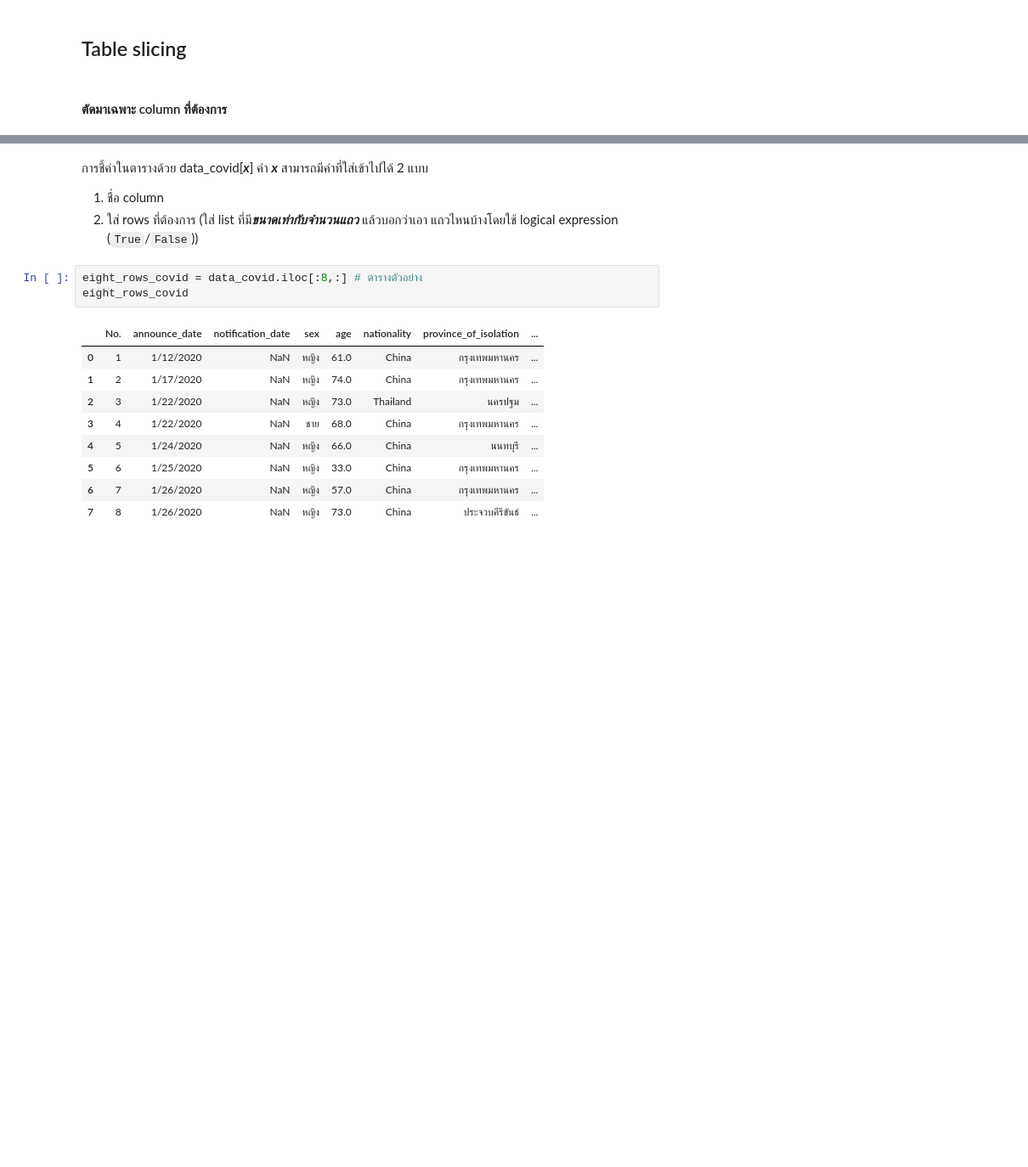
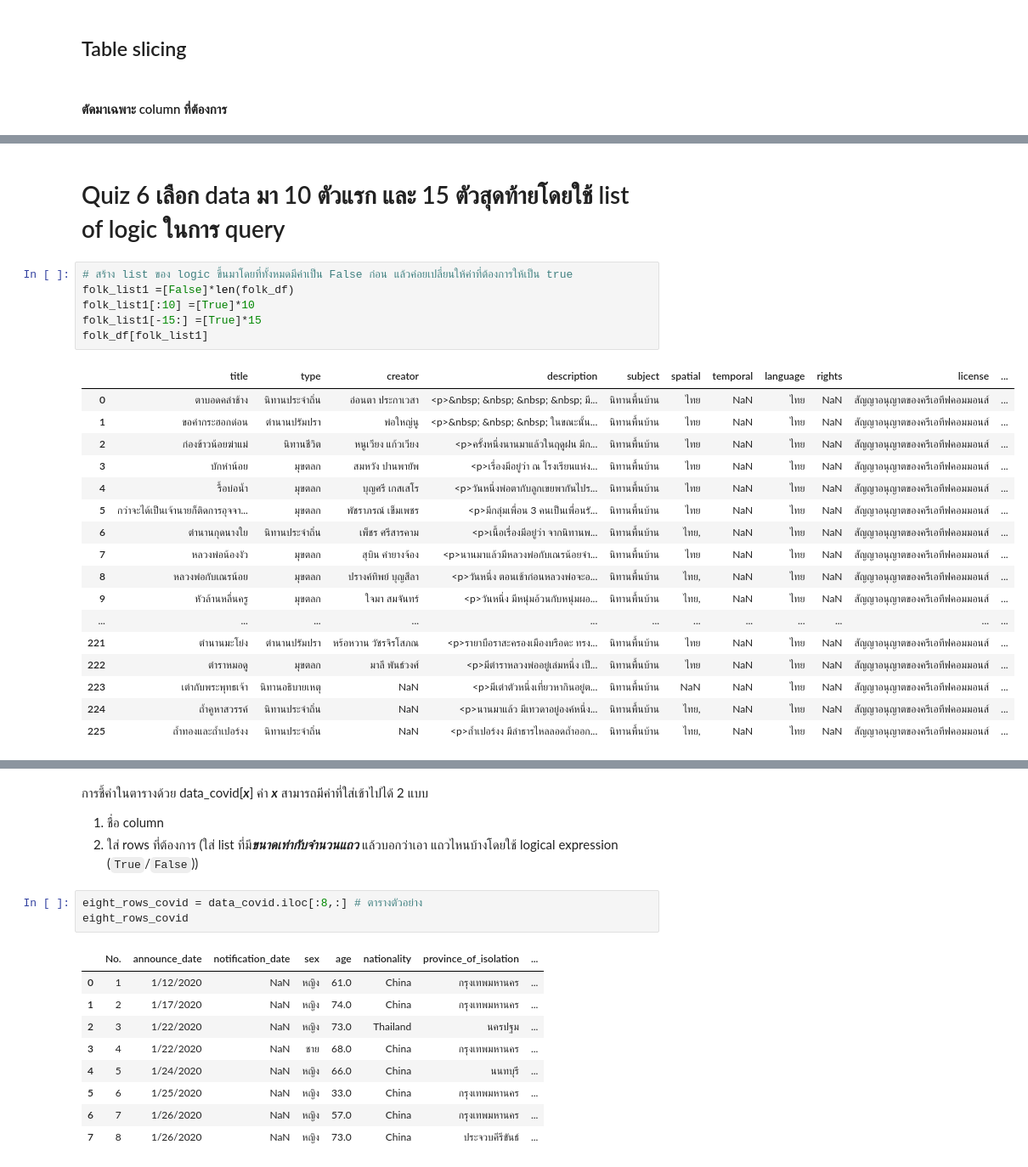
Before and after one commit to Meaiie/python_dataviz2024, a Jupyter notebook: Pandas_101.ipynb, the cells around one changed output, grey strips where cells are left out. Shown: that part at 85% size. Saved outputs shown, nothing was run; the diff lists cells and outputs as text; blank space fills up the shorter version.

Commit message:
Quiz 6

```diff
--- a/Pandas_101.ipynb
+++ b/Pandas_101.ipynb
@@ -168,0 +190,26 @@ data_covid[data_covid['province_of_onset']=='ขอนแก่น']
+# %% [markdown]
+# Quiz 6 เลือก data มา 10 ตัวแรก และ 15 ตัวสุดท้ายโดยใช้ list of logic ในการ query
+# %%
+# สร้าง list ของ logic ขึ้นมาโดยที่ทั้งหมดมีค่าเป็น False ก่อน แล้วค่อยเปลี่ยนให้ค่าที่ต้องการให้เป็น true
+folk_list1 =[False]*len(folk_df)
+folk_list1[:10] =[True]*10
+folk_list1[-15:] =[True]*15
+folk_df[folk_list1]
+# %% [output]
+|  | title | type | creator | description | subject | spatial | temporal | language | rights | license | ... |
+| 0 | ตาบอดคลำช้าง | นิทานประจำถิ่น | อ่อนตา ประกาเวสา | <p>&nbsp; &nbsp; &nbsp; &nbsp; มี... | นิทานพื้นบ้าน | ไทย | NaN | ไทย | NaN | สัญญาอนุญาตของครีเอทีฟคอมมอนส์ | ... |
+| 1 | ขอคำกระฮอกด่อน | ตำนานปรัมปรา | พ่อใหญ่นู | <p>&nbsp; &nbsp; &nbsp; ในขณะนั้น... | นิทานพื้นบ้าน | ไทย | NaN | ไทย | NaN | สัญญาอนุญาตของครีเอทีฟคอมมอนส์ | ... |
+| 2 | ก่องข้าวน้อยฆ่าแม่ | นิทานชีวิต | หนูเวียง แก้วเวียง | <p>ครั้งหนึ่งนานมาแล้วในฤดูฝน มีก... | นิทานพื้นบ้าน | ไทย | NaN | ไทย | NaN | สัญญาอนุญาตของครีเอทีฟคอมมอนส์ | ... |
+| 3 | บักหำน้อย | มุขตลก | สมหวัง ปานพายัพ | <p>เรื่องมีอยู่ว่า ณ โรงเรียนแห่ง... | นิทานพื้นบ้าน | ไทย | NaN | ไทย | NaN | สัญญาอนุญาตของครีเอทีฟคอมมอนส์ | ... |
+| 4 | รื้อบ่อน้ำ | มุขตลก | บุญศรี เกสเสโร | <p>วันหนึ่งพ่อตากับลูกเขยพากันไปร... | นิทานพื้นบ้าน | ไทย | NaN | ไทย | NaN | สัญญาอนุญาตของครีเอทีฟคอมมอนส์ | ... |
+| 5 | กว่าจะได้เป็นเจ้านายก็ติดการอุจจา... | มุขตลก | พัชราภรณ์ เข็มเพชร | <p>มีกลุ่มเพื่อน 3 คนเป็นเพื่อนรั... | นิทานพื้นบ้าน | ไทย | NaN | ไทย | NaN | สัญญาอนุญาตของครีเอทีฟคอมมอนส์ | ... |
+| 6 | ตำนานกุดนางใย | นิทานประจำถิ่น | เพ็ชร ศรีสารคาม | <p>เนื้อเรื่องมีอยู่ว่า จากนิทานพ... | นิทานพื้นบ้าน | ไทย, | NaN | ไทย | NaN | สัญญาอนุญาตของครีเอทีฟคอมมอนส์ | ... |
+| 7 | หลวงพ่อน้องงัว | มุขตลก | สุบิน คำยางจ้อง | <p>นานมาแล้วมีหลวงพ่อกับเณรน้อยจำ... | นิทานพื้นบ้าน | ไทย | NaN | ไทย | NaN | สัญญาอนุญาตของครีเอทีฟคอมมอนส์ | ... |
+| 8 | หลวงพ่อกับเณรน้อย | มุขตลก | ปรางค์ทิพย์ บุญสีลา | <p>วันหนึ่ง ตอนเช้าก่อนหลวงพ่อจะอ... | นิทานพื้นบ้าน | ไทย, | NaN | ไทย | NaN | สัญญาอนุญาตของครีเอทีฟคอมมอนส์ | ... |
+| 9 | หัวล้านหลื่นครู | มุขตลก | ใจมา สมจันทร์ | <p>วันหนึ่ง มีหนุ่มอ้วนกับหนุ่มผอ... | นิทานพื้นบ้าน | ไทย, | NaN | ไทย | NaN | สัญญาอนุญาตของครีเอทีฟคอมมอนส์ | ... |
+| ... | ... | ... | ... | ... | ... | ... | ... | ... | ... | ... | ... |
+| 221 | ตำนานมะโย่ง | ตำนานปรัมปรา | หร้อหวาน วัชรจิรโสภณ | <p>รายาบือราสะครองเมืองบรือดะ ทรง... | นิทานพื้นบ้าน | ไทย | NaN | ไทย | NaN | สัญญาอนุญาตของครีเอทีฟคอมมอนส์ | ... |
+| 222 | ตำราหมอดู | มุขตลก | มาลี พันธ์วงศ์ | <p>มีตำราหลวงพ่ออยู่เล่มหนึ่ง เป็... | นิทานพื้นบ้าน | ไทย | NaN | ไทย | NaN | สัญญาอนุญาตของครีเอทีฟคอมมอนส์ | ... |
+| 223 | เต่ากับพระพุทธเจ้า | นิทานอธิบายเหตุ | NaN | <p>มีเต่าตัวหนึ่งเที่ยวหากินอยู่ต... | นิทานพื้นบ้าน | NaN | NaN | ไทย | NaN | สัญญาอนุญาตของครีเอทีฟคอมมอนส์ | ... |
+| 224 | ถ้ำคูหาสวรรค์ | นิทานประจำถิ่น | NaN | <p>นานมาแล้ว มีเทวดาอยู่องค์หนึ่ง... | นิทานพื้นบ้าน | ไทย, | NaN | ไทย | NaN | สัญญาอนุญาตของครีเอทีฟคอมมอนส์ | ... |
+| 225 | ถ้ำทองและถ้ำเปอร์งง | นิทานประจำถิ่น | NaN | <p>ถ้ำเปอร์งง มีลำธารไหลลอดถ้ำออก... | นิทานพื้นบ้าน | ไทย, | NaN | ไทย | NaN | สัญญาอนุญาตของครีเอทีฟคอมมอนส์ | ... |
```
Also changed, not shown: parts of 30 cells of this notebook.
